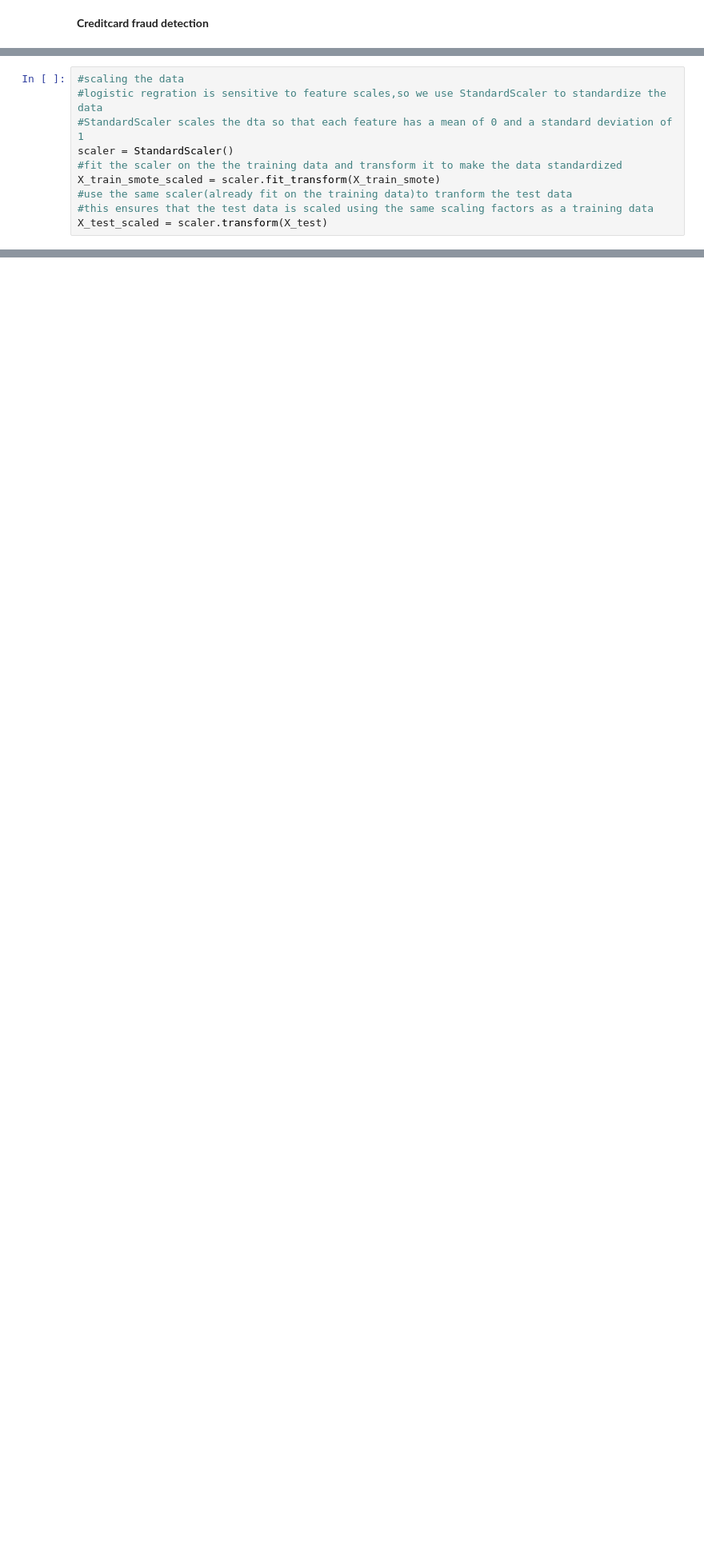
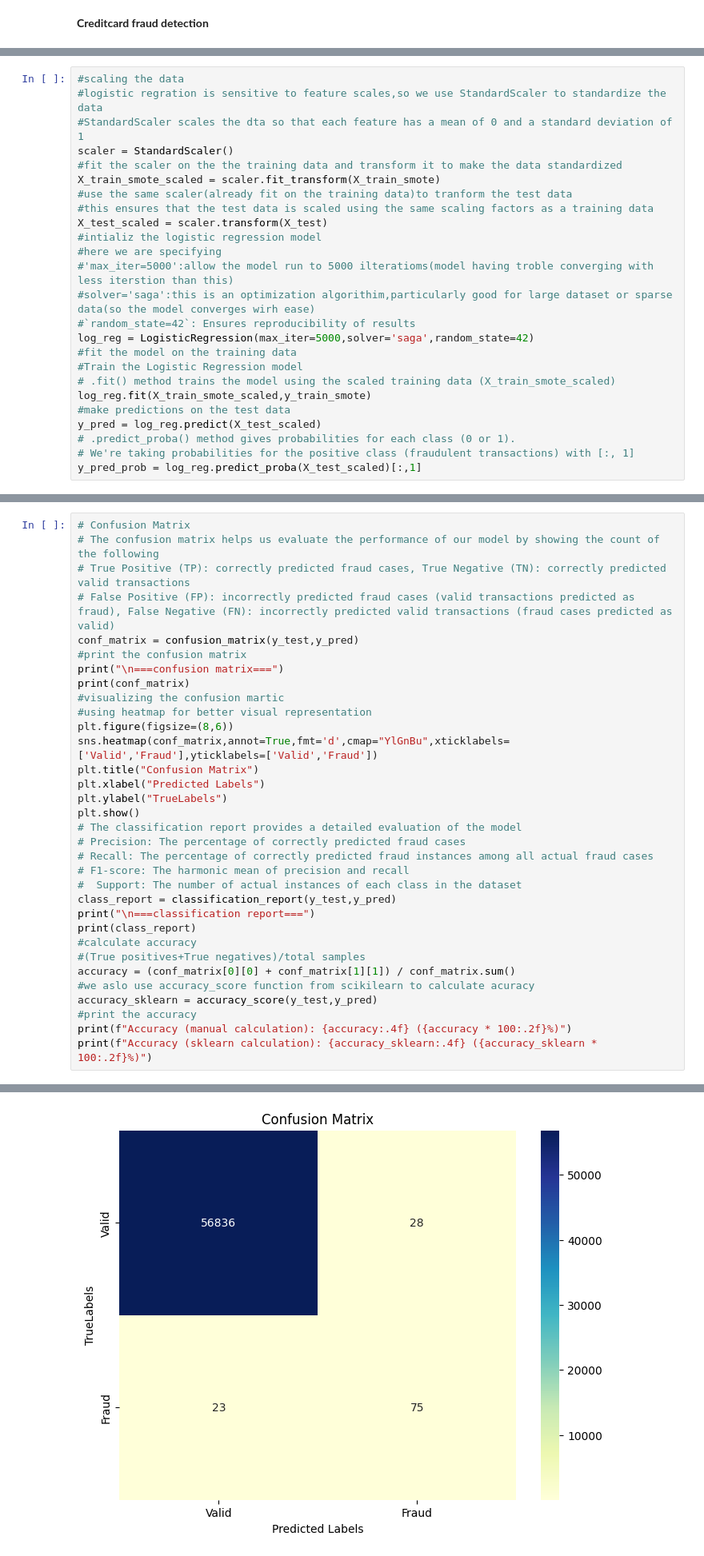
Before and after one commit to Malikshemi3344/datascienceproject, a Jupyter notebook: datascience_project.ipynb, the cells around one changed output, grey strips where cells are left out. Shown at 80% size. Drawn from its saved outputs; the diff is of its cells as text; blank space fills up the shorter version.

```diff
--- a/datascience_project.ipynb
+++ b/datascience_project.ipynb
@@ -129,3 +129,18 @@ X_train_smote_scaled = scaler.fit_transform(X_train_smote)
 #use the same scaler(already fit on the training data)to tranform the test data
 #this ensures that the test data is scaled using the same scaling factors as a training data
 X_test_scaled = scaler.transform(X_test)
+#intializ the logistic regression model
+#here we are specifying
+#'max_iter=5000':allow the model run to 5000 ilteratioms(model having troble converging with less iterstion than this)
+#solver='saga':this is an optimization algorithim,particularly good for large dataset or sparse data(so the model converges wirh ease)
+#`random_state=42`: Ensures reproducibility of results
+log_reg = LogisticRegression(max_iter=5000,solver='saga',random_state=42)
+#fit the model on the training data
+#Train the Logistic Regression model
+# .fit() method trains the model using the scaled training data (X_train_smote_scaled)
+log_reg.fit(X_train_smote_scaled,y_train_smote)
+#make predictions on the test data
+y_pred = log_reg.predict(X_test_scaled)
+# .predict_proba() method gives probabilities for each class (0 or 1).
+# We're taking probabilities for the positive class (fraudulent transactions) with [:, 1]
+y_pred_prob = log_reg.predict_proba(X_test_scaled)[:,1]
@@ -131,0 +149,34 @@ X_test_scaled = scaler.transform(X_test)
+# %%
+# Confusion Matrix
+# The confusion matrix helps us evaluate the performance of our model by showing the count of the following
+# True Positive (TP): correctly predicted fraud cases, True Negative (TN): correctly predicted valid transactions
+# False Positive (FP): incorrectly predicted fraud cases (valid transactions predicted as fraud), False Negative (FN): incorrectly predicted valid transactions (fraud cases predicted as valid)
+conf_matrix = confusion_matrix(y_test,y_pred)
+#print the confusion matrix
+print("\n===confusion matrix===")
+print(conf_matrix)
+#visualizing the confusion martic
+#using heatmap for better visual representation
+plt.figure(figsize=(8,6))
+sns.heatmap(conf_matrix,annot=True,fmt='d',cmap="YlGnBu",xticklabels=['Valid','Fraud'],yticklabels=['Valid','Fraud'])
+plt.title("Confusion Matrix")
+plt.xlabel("Predicted Labels")
+plt.ylabel("TrueLabels")
+plt.show()
+# The classification report provides a detailed evaluation of the model
+# Precision: The percentage of correctly predicted fraud cases
+# Recall: The percentage of correctly predicted fraud instances among all actual fraud cases
+# F1-score: The harmonic mean of precision and recall
+#  Support: The number of actual instances of each class in the dataset
+class_report = classification_report(y_test,y_pred)
+print("\n===classification report===")
+print(class_report)
+#calculate accuracy
+#(True positives+True negatives)/total samples
+accuracy = (conf_matrix[0][0] + conf_matrix[1][1]) / conf_matrix.sum()
+#we aslo use accuracy_score function from scikilearn to calculate acuracy
+accuracy_sklearn = accuracy_score(y_test,y_pred)
+#print the accuracy
+print(f"Accuracy (manual calculation): {accuracy:.4f} ({accuracy * 100:.2f}%)")
+print(f"Accuracy (sklearn calculation): {accuracy_sklearn:.4f} ({accuracy_sklearn * 100:.2f}%)")
+# %% [output]
@@ -131,0 +186 @@ X_test_scaled = scaler.transform(X_test)
+[figure, added]
```
Also changed, not shown: parts of 2 cells of this notebook.
